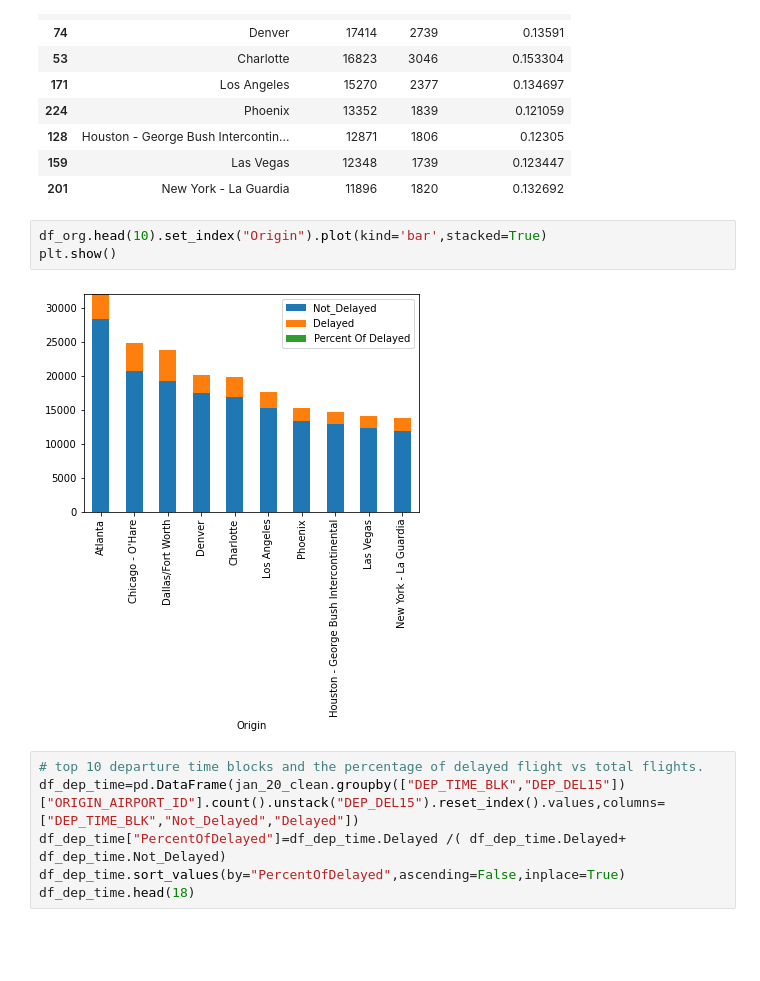
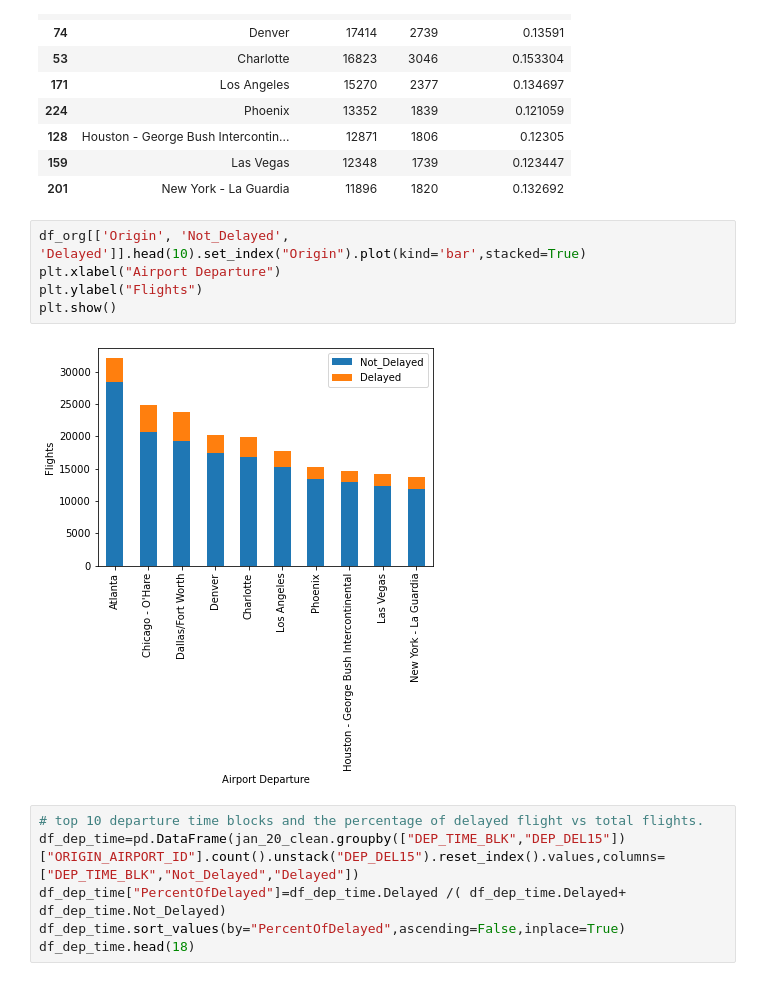
Before and after one commit to Duegan24/Final_Project, a Jupyter notebook: Database/Flights_Data-Visuals.ipynb, the cells around one changed output. Cells and saved outputs as stored; diff of their text form; blank space fills up the shorter version.

```diff
--- a/Database/Flights_Data-Visuals.ipynb
+++ b/Database/Flights_Data-Visuals.ipynb
@@ -617,10 +620,12 @@ df_org.head(10)
 | 159 | Las Vegas | 12348 | 1739 | 0.123447 |
 | 201 | New York - La Guardia | 11896 | 1820 | 0.132692 |
 # %%
-df_org.head(10).set_index("Origin").plot(kind='bar',stacked=True)
+df_org[['Origin', 'Not_Delayed', 'Delayed']].head(10).set_index("Origin").plot(kind='bar',stacked=True)
+plt.xlabel("Airport Departure")
+plt.ylabel("Flights")
 plt.show()
 # %% [output]
-[figure, old version]
+[figure, new version]
 # %%
 # top 10 departure time blocks and the percentage of delayed flight vs total flights.
 df_dep_time=pd.DataFrame(jan_20_clean.groupby(["DEP_TIME_BLK","DEP_DEL15"])["ORIGIN_AIRPORT_ID"].count().unstack("DEP_DEL15").reset_index().values,columns=["DEP_TIME_BLK","Not_Delayed","Delayed"])
```
Also changed, not shown: parts of 7 cells of this notebook.
